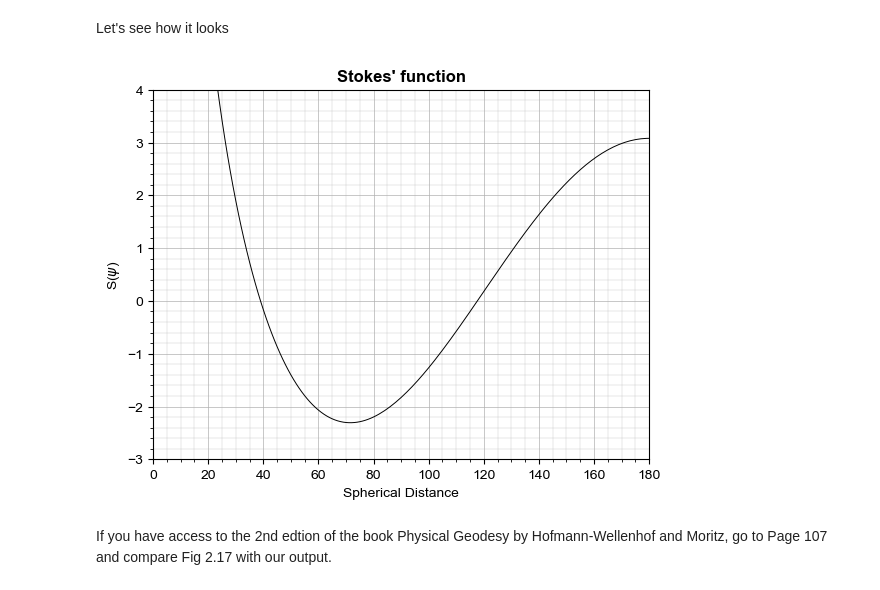
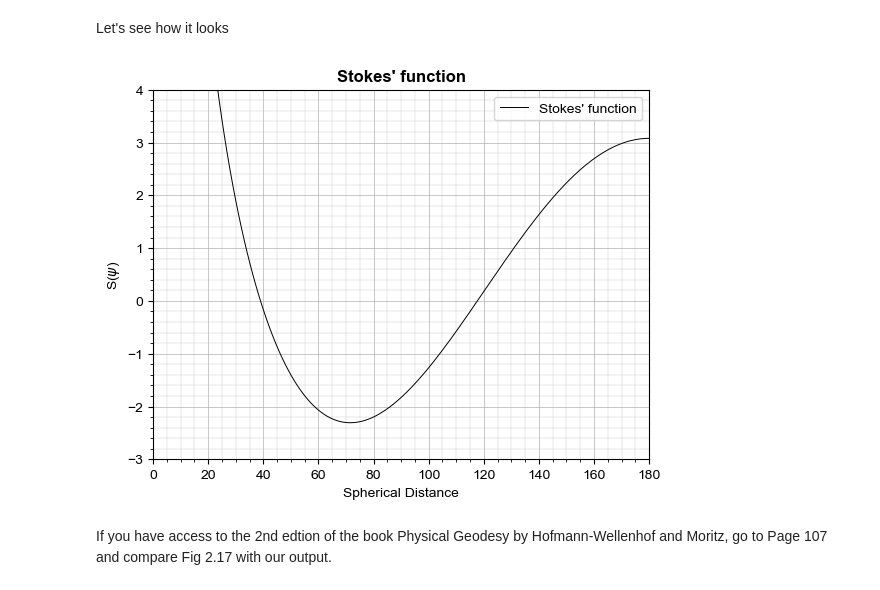
Before and after one commit to cikelly/geoidlab, a Jupyter notebook: Notebooks/Kernels.ipynb, the cells around one changed output. Drawn from its saved outputs; the diff is of its cells as text; code cells hidden in the pictures.

```diff
--- a/Notebooks/Kernels.ipynb
+++ b/Notebooks/Kernels.ipynb
@@ -27,19 +24,27 @@ S = kernels.stokes_func(sph_dist)
+# %%
+S,_ = kernels.stokes_psi(sph_dist)
+# S_wg = kernels.wong_and_gore_psi(sph_dist, nmax=nmax)
+# S_hg = kernels.heck_and_gruninger_psi(sph_dist, psi0=np.degrees(psi0), nmax=nmax)
 # %% [markdown]
 Let's see how it looks
 # %%
 fig, ax = plt.subplots()
-ax.plot(np.arange(1,181), S, color='k', linewidth=.7)
+ax.plot(np.arange(1,181), S, color='k', linewidth=.7, label='Stokes\' function')
+# ax.plot(np.arange(1,181), S_wg, linewidth=.7, label='Wong & Gore')
+# ax.plot(np.arange(1,181), S_hg, linewidth=.7, label='Heck & Gruninger')
 ax.set_ylim([-3, 4])
 ax.set_xlim([0, 180])
 ax.set_title('Stokes\' function', fontweight='bold')
 ax.grid(linewidth=0.5)
 ax.minorticks_on()
 ax.grid(which='minor', linewidth=0.2)
 ax.set_xlabel('Spherical Distance')
 ax.set_ylabel(r'S($\psi$)')
+
+ax.legend()
 plt.show()
 # %% [output]
-[figure, old version]
+[figure, new version]
 # %% [markdown]
 If you have access to the 2nd edtion of the book Physical Geodesy by Hofmann-Wellenhof and Moritz, go to Page 107 and compare Fig 2.17 with our output.
 # %%
```
Also changed, not shown: parts of 14 cells of this notebook, 1 other file.
